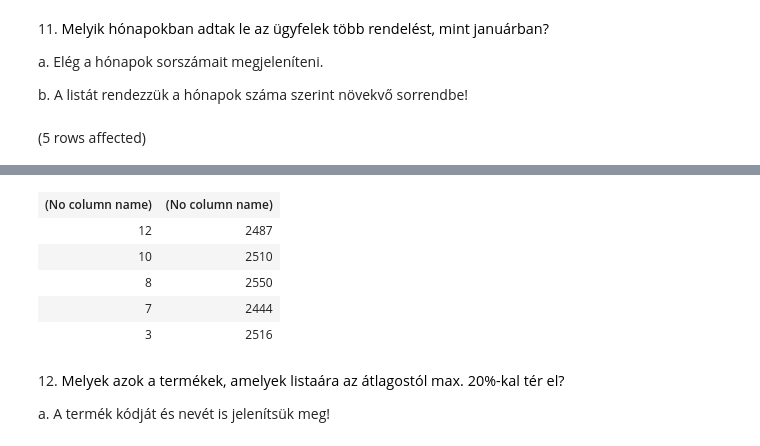
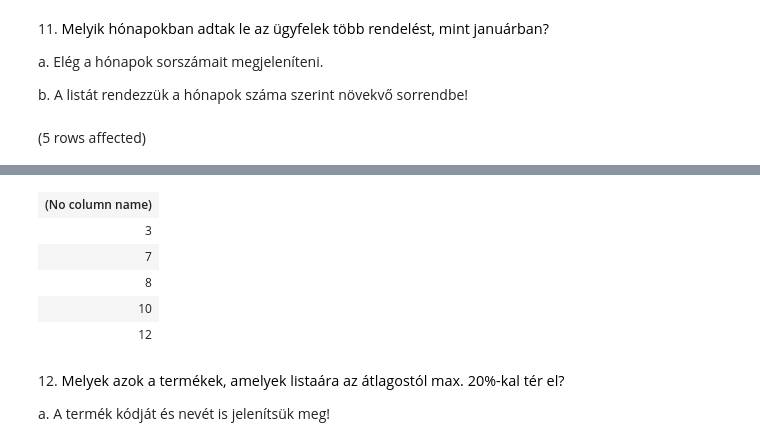
Before and after one commit to barnabasbaranyistud/SQLgyak03, a Jupyter notebook: gyakorlat06_feladatok.ipynb, the cells around one changed output, grey strips where cells are left out. Saved outputs shown, nothing was run; the diff lists cells and outputs as text; code cells hidden in the pictures.

```diff
--- a/gyakorlat06_feladatok.ipynb
+++ b/gyakorlat06_feladatok.ipynb
@@ -283,7 +283,7 @@ a. Elég a hónapok sorszámait megjeleníteni.
 
 b. A listát rendezzük a hónapok száma szerint növekvő sorrendbe!
 # %%
-SELECT DISTINCT MONTH(REND_DATUM), COUNT(*)
+SELECT DISTINCT MONTH(REND_DATUM)
 FROM Rendeles
 GROUP BY MONTH(REND_DATUM)
 HAVING COUNT(*) > (
@@ -291,6 +291,6 @@ HAVING COUNT(*) > (
     FROM Rendeles
     WHERE MONTH(REND_DATUM) = 1
 )
-ORDER BY MONTH(REND_DATUM) DESC
+ORDER BY MONTH(REND_DATUM)
 # %% [output]
 (5 rows affected)
@@ -298,9 +298,9 @@ Total execution time: 00:00:00.040
-| (No column name) | (No column name) |
-| 12 | 2487 |
-| 10 | 2510 |
-| 8 | 2550 |
-| 7 | 2444 |
-| 3 | 2516 |
+| (No column name) |
+| 3 |
+| 7 |
+| 8 |
+| 10 |
+| 12 |
 # %% [markdown]
 12. <span style="background-color: rgb(255, 255, 255); color: rgb(0, 0, 0); font-family: &quot;Open Sans&quot;, sans-serif; font-size: 14.44px;">Melyek azok a termékek, amelyek listaára az átlagostól max. 20%-kal tér el?&nbsp;</span>
 
```
Also changed, not shown: parts of 2 cells of this notebook.
